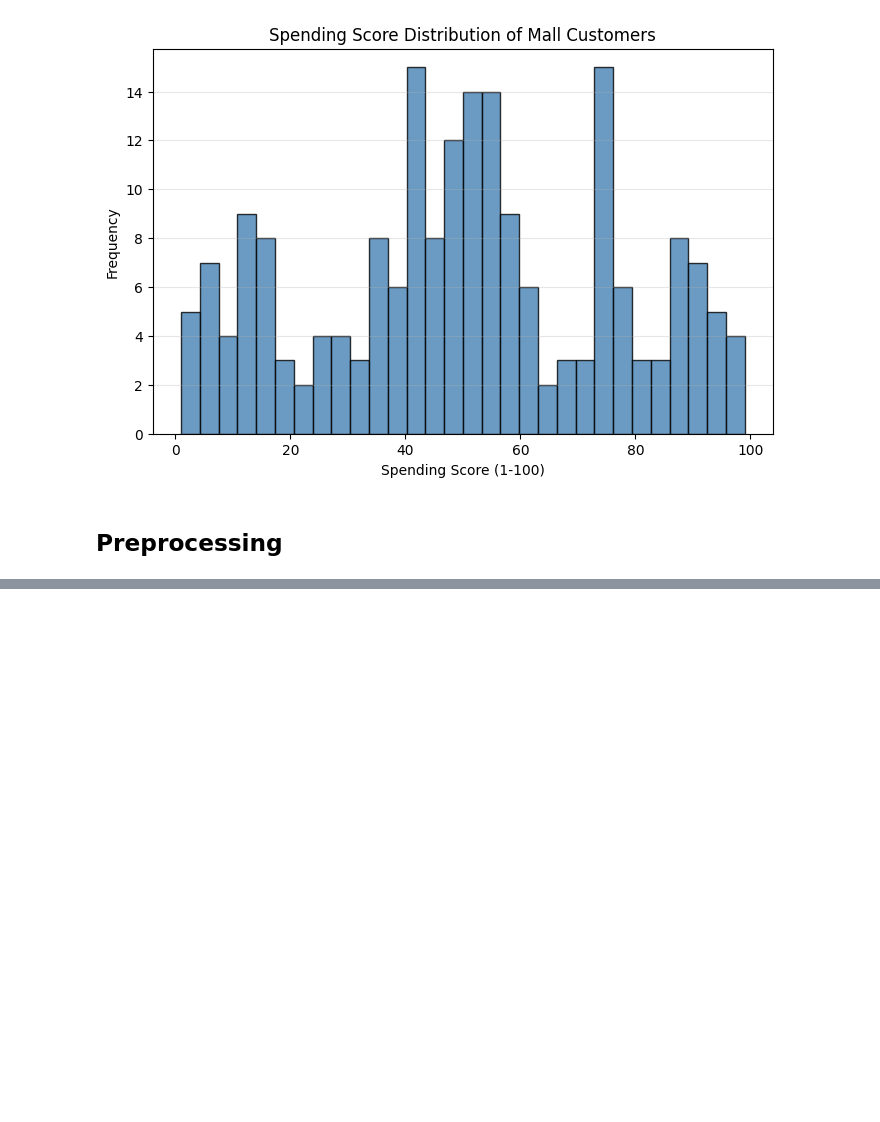
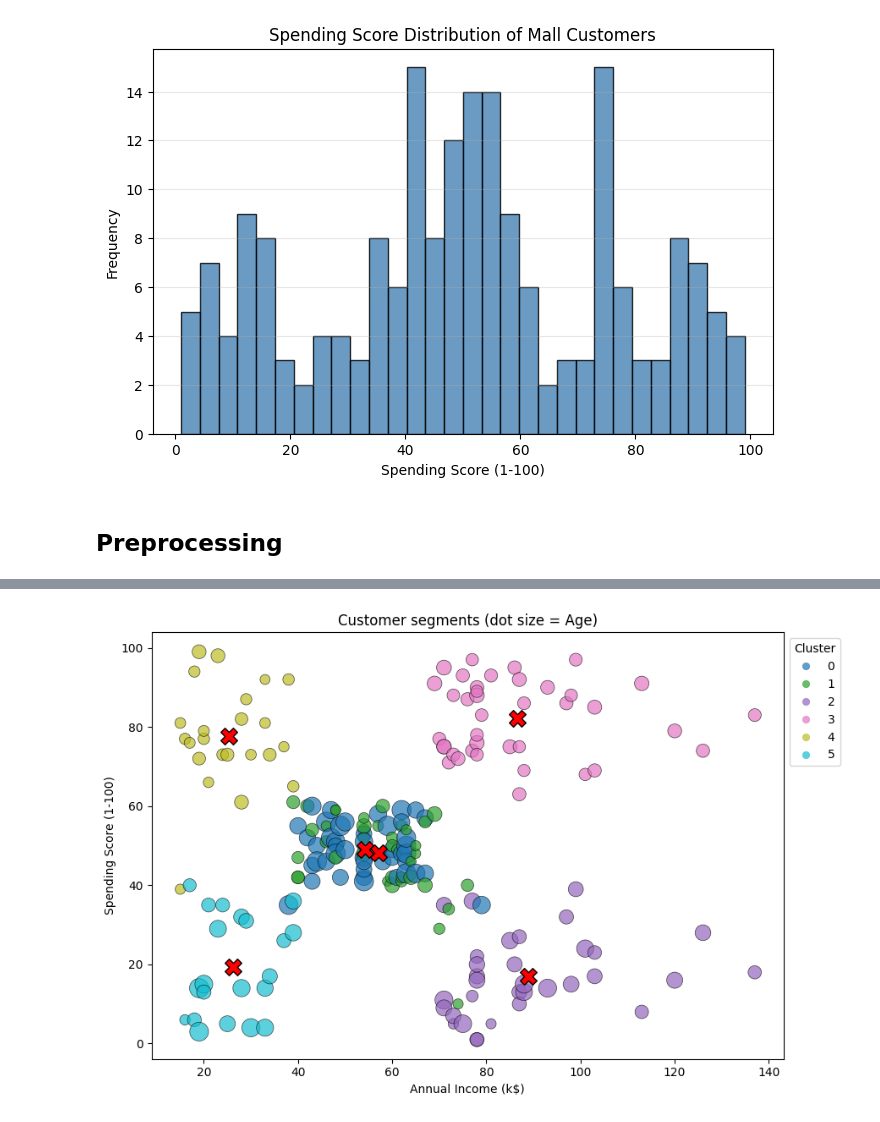
Before and after one commit to mohammadSous/customer-segmentation-kmeans, a Jupyter notebook: main.ipynb, the cells around one changed output, grey strips where cells are left out. Saved outputs shown, nothing was run; the diff lists cells and outputs as text; code cells hidden in the pictures; blank space fills up the shorter version.

```diff
--- a/main.ipynb
+++ b/main.ipynb
@@ -111,2 +106,0 @@ from sklearn.preprocessing import StandardScaler, OneHotEncoder
-# %%
-df = df.drop(['CustomerID', 'Gender'], axis=1)
@@ -112,0 +123,15 @@ df = df.drop(['CustomerID', 'Gender'], axis=1)
+# %%
+from sklearn.metrics import silhouette_score
+from sklearn.cluster import KMeans
+
+silhouette_scores = []
+K_range = range(2, 11)
+
+for k in K_range:
+    km = KMeans(n_clusters=k, random_state=42, n_init=10)
+    labels = km.fit_predict(scaled_features)
+    score = silhouette_score(scaled_features, labels)
+    silhouette_scores.append(score)
+
+best_k = K_range[silhouette_scores.index(max(silhouette_scores))]
+print(best_k)
@@ -112,0 +150,3 @@ df = df.drop(['CustomerID', 'Gender'], axis=1)
+# %%
+final_model = KMeans(n_clusters=best_k, random_state=42, n_init=10)
+df['Cluster'] = final_model.fit_predict(scaled_features)
@@ -112,0 +175,28 @@ df = df.drop(['CustomerID', 'Gender'], axis=1)
+# %%
+plt.figure(figsize=(9, 6))
+
+scatter = plt.scatter(
+    df['Annual Income (k$)'],
+    df['Spending Score (1-100)'],
+    c=df['Cluster'],
+    cmap='tab10',
+    s=df['Age'] * 4,
+    alpha=0.7,
+    edgecolors='black',
+    linewidths=0.5
+)
+
+centers = scaler.inverse_transform(final_model.cluster_centers_)
+plt.scatter(
+    centers[:, 1], centers[:, 2],   # income, spending columns.
+    c='red', marker='X', s=200, label='Centroids', edgecolors='black'
+)
+
+plt.xlabel('Annual Income (k$)')
+plt.ylabel('Spending Score (1-100)')
+plt.title('Customer segments (dot size = Age)')
+plt.legend(*scatter.legend_elements(), title="Cluster", loc='upper left', bbox_to_anchor=(1, 1))
+plt.tight_layout()
+plt.show()
+# %% [output]
+[figure, added]
```
Also changed, not shown: parts of 12 cells of this notebook.
